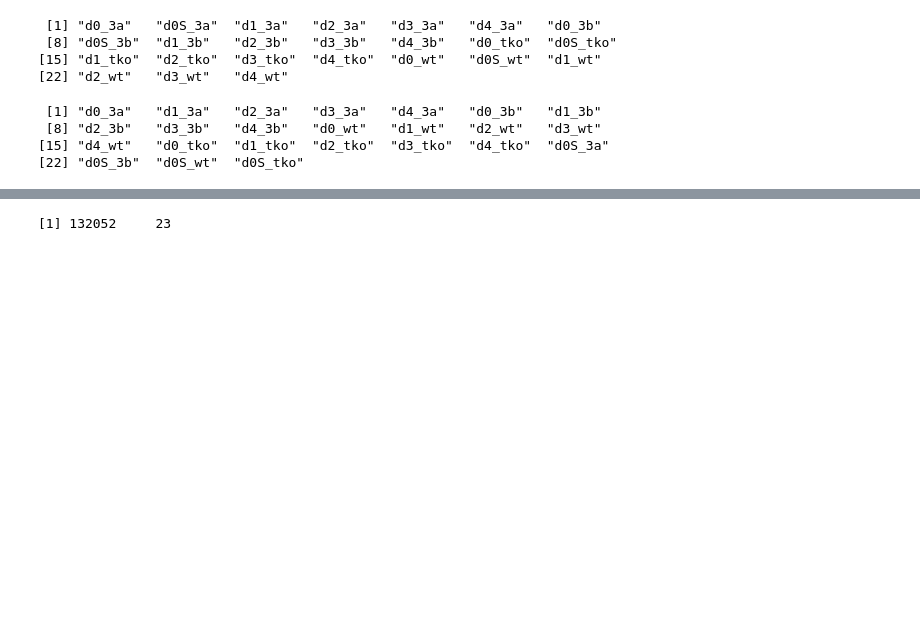
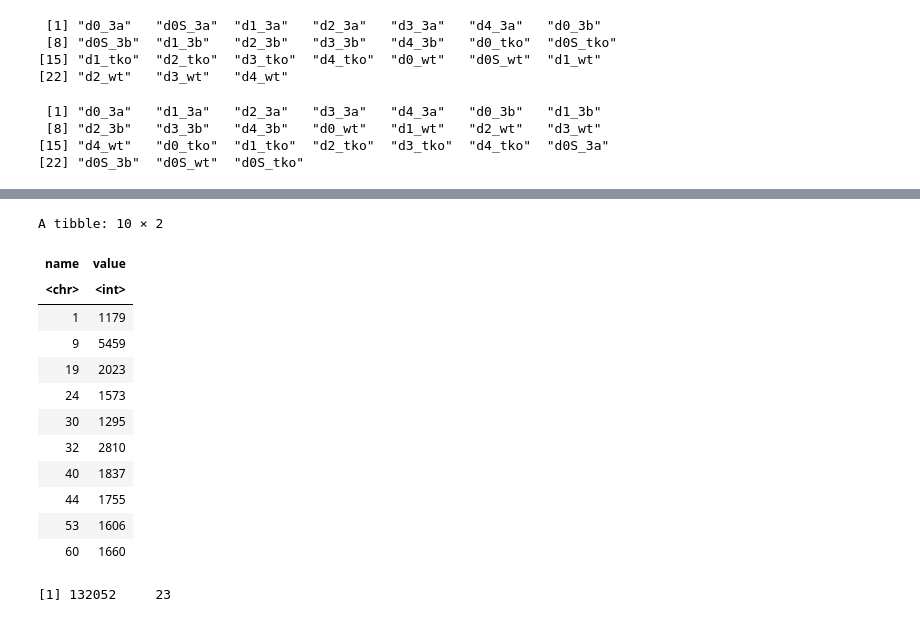
Before and after one commit to tanaylab/Dnmt3ab_MEEB, a Jupyter notebook: methylation/analysis/Methylation-trends.ipynb, the cells around one changed output, grey strips where cells are left out. Cells and saved outputs as stored; diff of their text form; code cells hidden in the pictures; blank space fills up the shorter version.

```diff
--- a/methylation/analysis/Methylation-trends.ipynb
+++ b/methylation/analysis/Methylation-trends.ipynb
@@ -55,3 +51,19 @@ Using cached rds from '/net/mraid14/export/tgdata/users/aviezerl/proj/ebdnmt/Dnm
+# %%
+enframe(km$size[c(1, 9, 19, 24, 30, 32, 40, 44, 53, 60)])
+# %% [output]
+A tibble: 10 × 2
+| name | value |
+| <chr> | <int> |
+| 1 | 1179 |
+| 9 | 5459 |
+| 19 | 2023 |
+| 24 | 1573 |
+| 30 | 1295 |
+| 32 | 2810 |
+| 40 | 1837 |
+| 44 | 1755 |
+| 53 | 1606 |
+| 60 | 1660 |
 # %%
 km_m_3a <- rowSums(km$centers[,c("d1_3a","d2_3a","d3_3a","d4_3a")])
 km_m_3b <- rowSums(km$centers[,c("d1_3b","d2_3b","d3_3b","d4_3b")])
```
Also changed, not shown: parts of 5 cells of this notebook, 40 other files.
